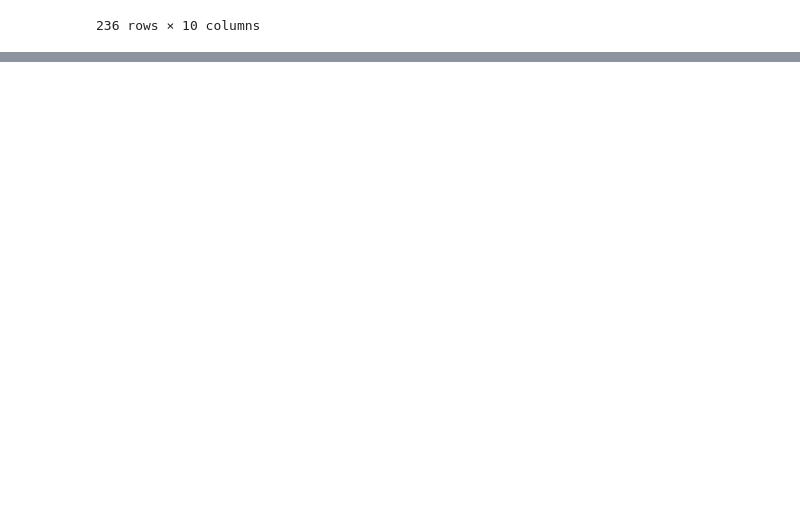
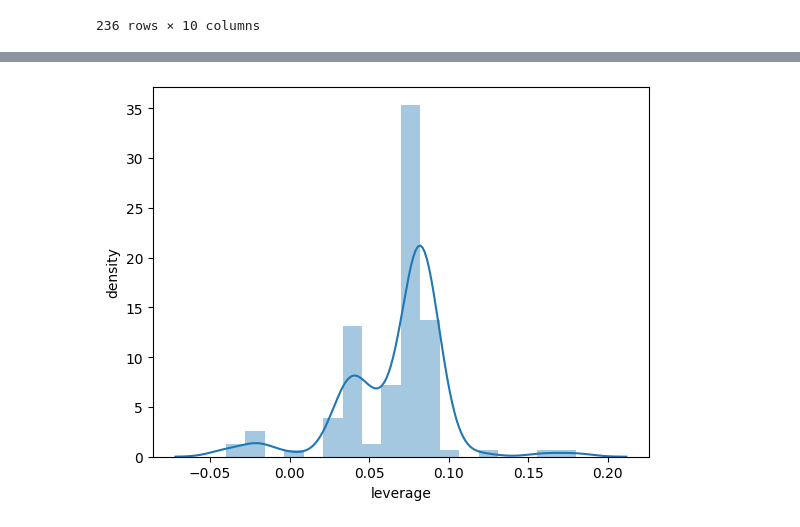
Before and after one commit to kaushaldeep7/python_fundamentals2, a Jupyter notebook: My_movies_Association_rules.ipynb, the cells around one changed output, grey strips where cells are left out. Drawn from its saved outputs; the diff is of its cells as text; code cells hidden in the pictures; blank space fills up the shorter version.

```diff
--- a/My_movies_Association_rules.ipynb
+++ b/My_movies_Association_rules.ipynb
@@ -209,0 +230,7 @@ rules[rules.lift<1]
+# %%
+sns.distplot(rules['leverage'])
+plt.xlabel('leverage')
+plt.ylabel('density')
+plt.show()
+# %% [output]
+[figure, added]
```
Also changed, not shown: parts of 15 cells of this notebook.
